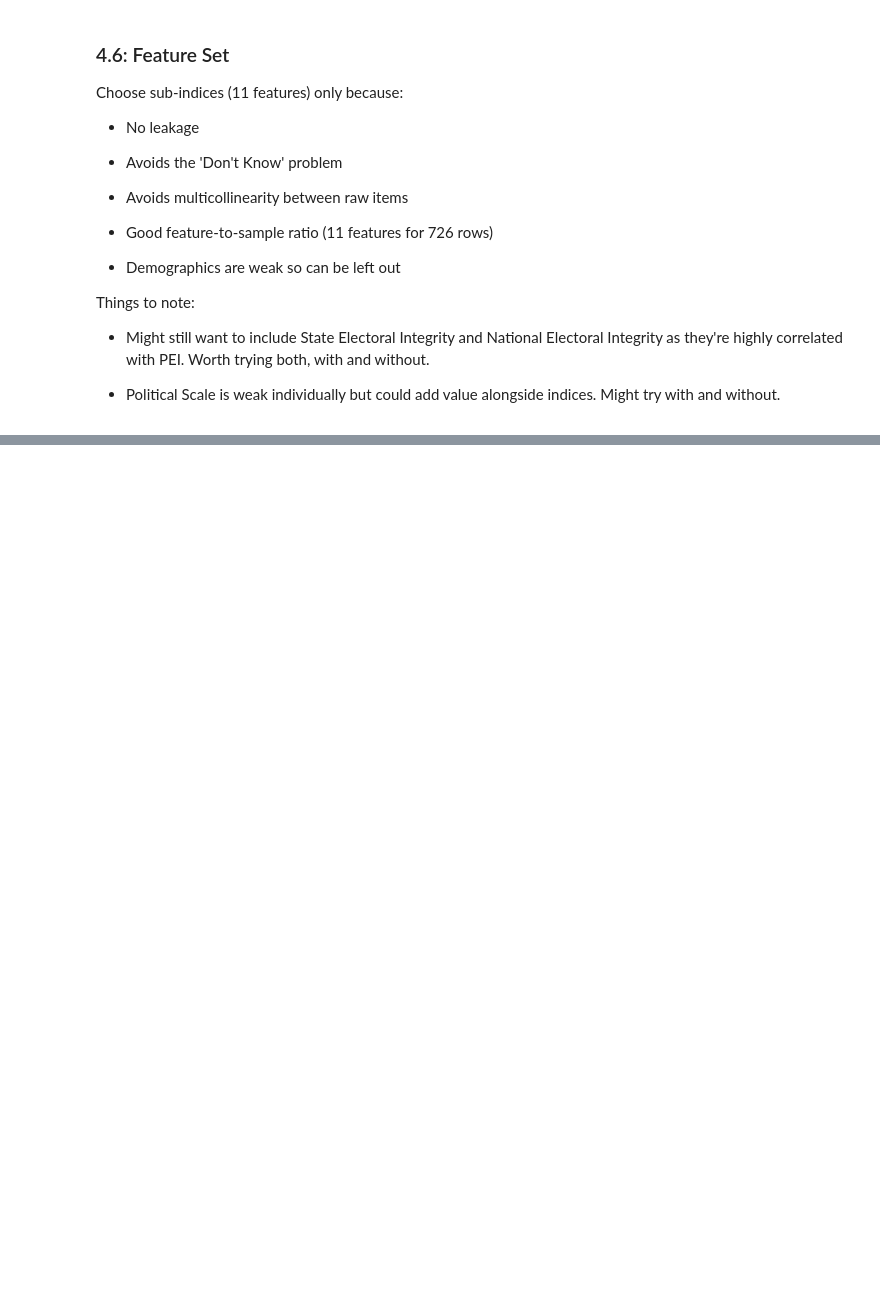
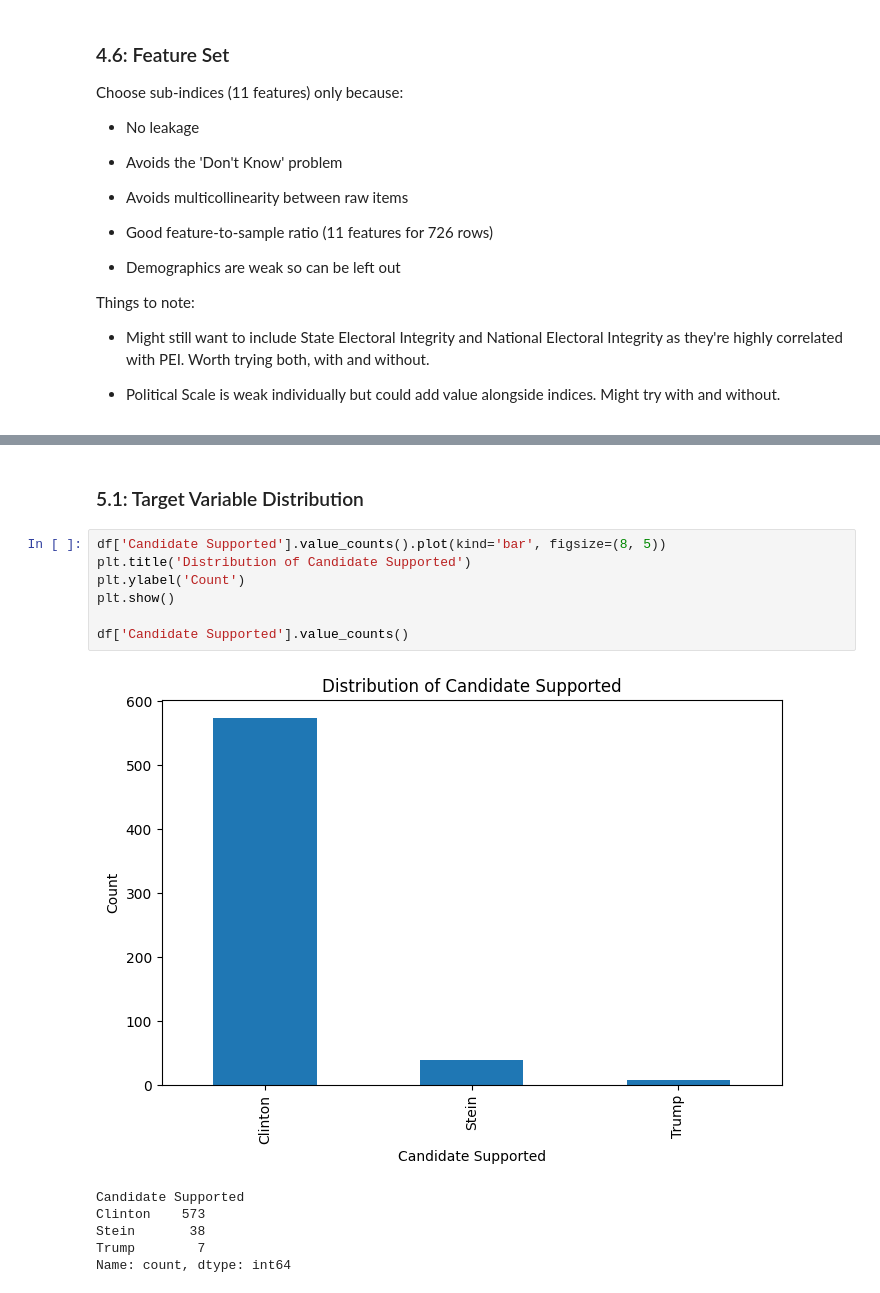
Before and after one commit to charlottedavidson524/2016_US_Election_ML, a Jupyter notebook: notebook/EDA.ipynb, the cells around one changed output, grey strips where cells are left out. Saved outputs shown, nothing was run; the diff lists cells and outputs as text; blank space fills up the shorter version.

```diff
--- a/notebook/EDA.ipynb
+++ b/notebook/EDA.ipynb
@@ -641,0 +650,16 @@ Things to note:
+# %% [markdown]
+### 5.1: Target Variable Distribution
+# %%
+df['Candidate Supported'].value_counts().plot(kind='bar', figsize=(8, 5))
+plt.title('Distribution of Candidate Supported')
+plt.ylabel('Count')
+plt.show()
+
+df['Candidate Supported'].value_counts()
+# %% [output]
+[figure, added]
+Candidate Supported
+Clinton    573
+Stein       38
+Trump        7
+Name: count, dtype: int64
```
Also changed, not shown: parts of 29 cells of this notebook.
